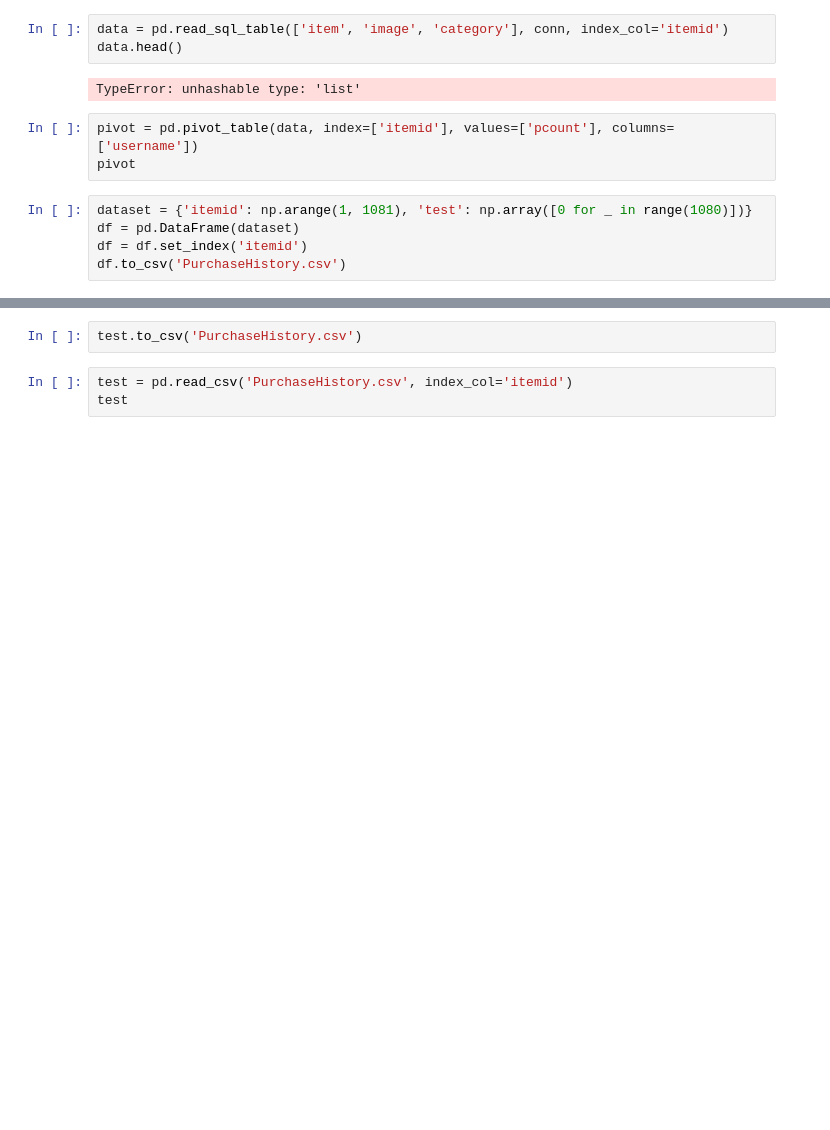
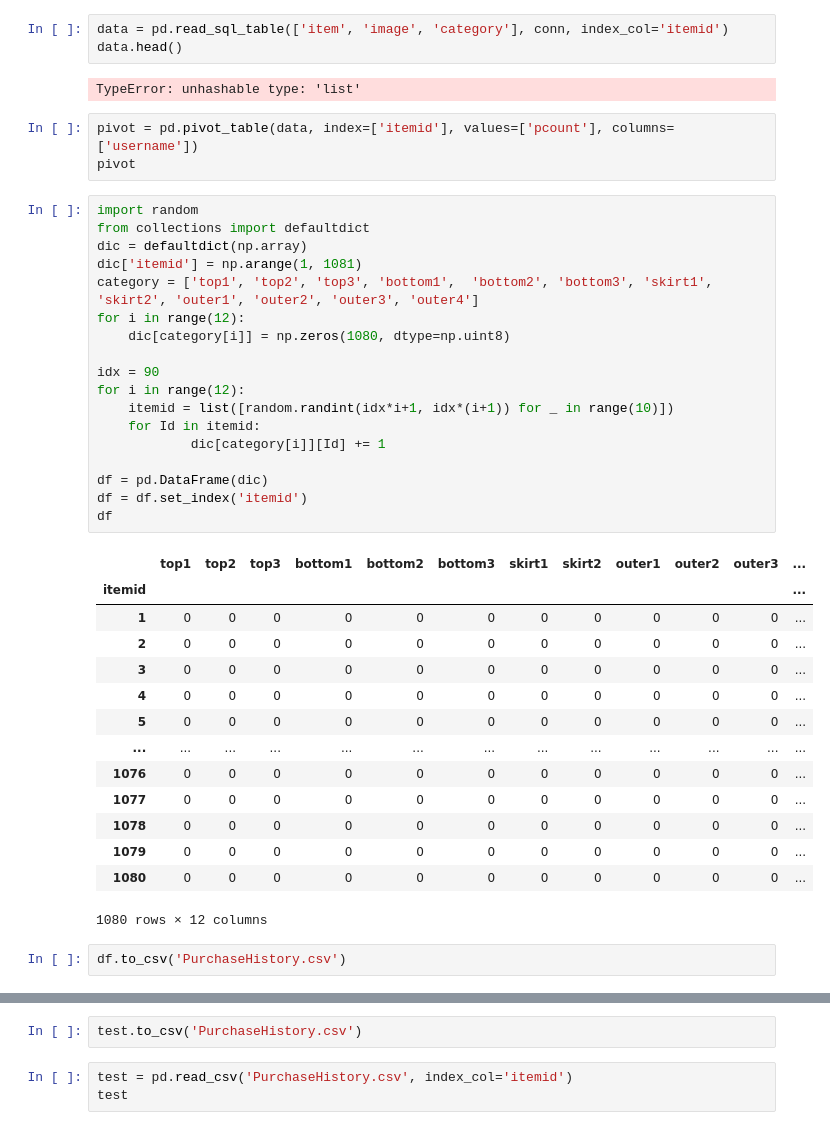
Before and after one commit to Encore16Backend/ByeBuyingAI, a Jupyter notebook: TableToDataFrame.ipynb, the cells around one changed output, grey strips where cells are left out. Drawn from its saved outputs; the diff is of its cells as text; blank space fills up the shorter version.

```diff
--- a/TableToDataFrame.ipynb
+++ b/TableToDataFrame.ipynb
@@ -15,11 +15,41 @@ TypeError: unhashable type: 'list'
 # %%
 pivot = pd.pivot_table(data, index=['itemid'], values=['pcount'], columns=['username'])
 pivot
-# %%
-dataset = {'itemid': np.arange(1, 1081), 'test': np.array([0 for _ in range(1080)])}
-df = pd.DataFrame(dataset)
-df = df.set_index('itemid')
-df.to_csv('PurchaseHistory.csv')
+# %%
+import random
+from collections import defaultdict
+dic = defaultdict(np.array)
+dic['itemid'] = np.arange(1, 1081)
+category = ['top1', 'top2', 'top3', 'bottom1',  'bottom2', 'bottom3', 'skirt1', 'skirt2', 'outer1', 'outer2', 'outer3', 'outer4']
+for i in range(12):
+    dic[category[i]] = np.zeros(1080, dtype=np.uint8)
+
+idx = 90
+for i in range(12):
+    itemid = list([random.randint(idx*i+1, idx*(i+1)) for _ in range(10)])
+    for Id in itemid:
+            dic[category[i]][Id] += 1
+
+df = pd.DataFrame(dic)
+df = df.set_index('itemid')
+df
+# %% [output]
+|  | top1 | top2 | top3 | bottom1 | bottom2 | bottom3 | skirt1 | skirt2 | outer1 | outer2 | outer3 | ... |
+| itemid |  |  |  |  |  |  |  |  |  |  |  | ... |
+| 1 | 0 | 0 | 0 | 0 | 0 | 0 | 0 | 0 | 0 | 0 | 0 | ... |
+| 2 | 0 | 0 | 0 | 0 | 0 | 0 | 0 | 0 | 0 | 0 | 0 | ... |
+| 3 | 0 | 0 | 0 | 0 | 0 | 0 | 0 | 0 | 0 | 0 | 0 | ... |
+| 4 | 0 | 0 | 0 | 0 | 0 | 0 | 0 | 0 | 0 | 0 | 0 | ... |
+| 5 | 0 | 0 | 0 | 0 | 0 | 0 | 0 | 0 | 0 | 0 | 0 | ... |
+| ... | ... | ... | ... | ... | ... | ... | ... | ... | ... | ... | ... | ... |
+| 1076 | 0 | 0 | 0 | 0 | 0 | 0 | 0 | 0 | 0 | 0 | 0 | ... |
+| 1077 | 0 | 0 | 0 | 0 | 0 | 0 | 0 | 0 | 0 | 0 | 0 | ... |
+| 1078 | 0 | 0 | 0 | 0 | 0 | 0 | 0 | 0 | 0 | 0 | 0 | ... |
+| 1079 | 0 | 0 | 0 | 0 | 0 | 0 | 0 | 0 | 0 | 0 | 0 | ... |
+| 1080 | 0 | 0 | 0 | 0 | 0 | 0 | 0 | 0 | 0 | 0 | 0 | ... |
+1080 rows × 12 columns
+# %%
+df.to_csv('PurchaseHistory.csv')
 # %%
 test = pd.read_csv('PurchaseHistory.csv', index_col='itemid')
 test
```
Also changed, not shown: parts of 6 cells of this notebook, 2 other files.
